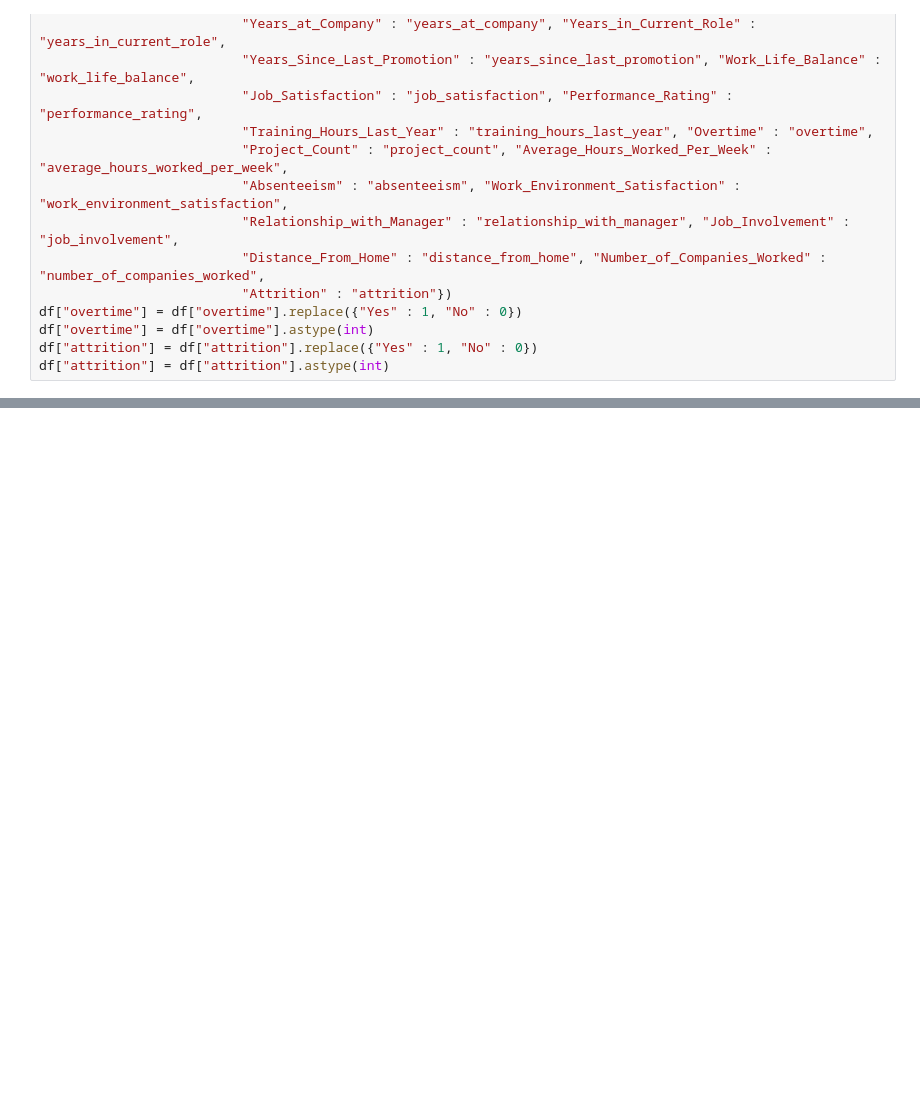
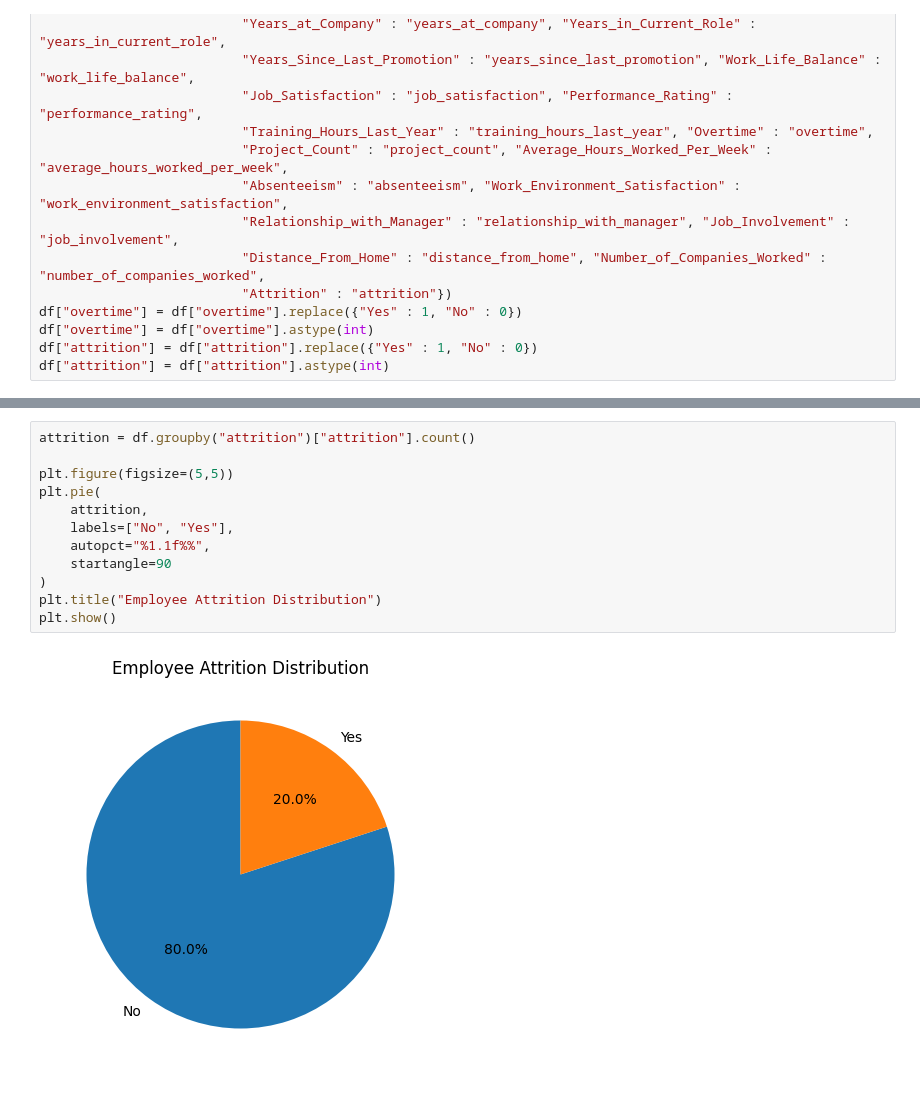
Before and after one commit to mahnoorfaisal1/employee-attrition-prediction, a Jupyter notebook: notebooks/employee_attrition_prediction.ipynb, the cells around one changed output, grey strips where cells are left out. Cells and saved outputs as stored; diff of their text form; blank space fills up the shorter version.

```diff
--- a/notebooks/employee_attrition_prediction.ipynb
+++ b/notebooks/employee_attrition_prediction.ipynb
@@ -33,0 +77,14 @@ print(df.head().to_string())
+# %%
+attrition = df.groupby("attrition")["attrition"].count()
+
+plt.figure(figsize=(5,5))
+plt.pie(
+    attrition,
+    labels=["No", "Yes"],
+    autopct="%1.1f%%",
+    startangle=90
+)
+plt.title("Employee Attrition Distribution")
+plt.show()
+# %% [output]
+[figure, added]
```
Also changed, not shown: parts of 32 cells of this notebook.
